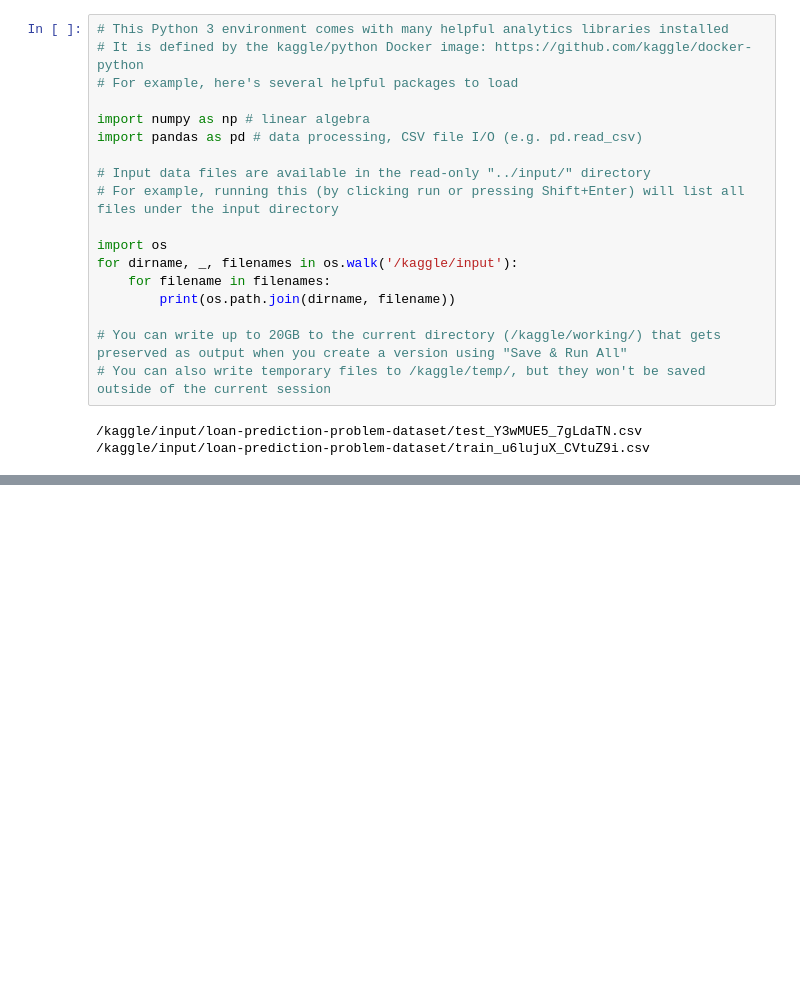
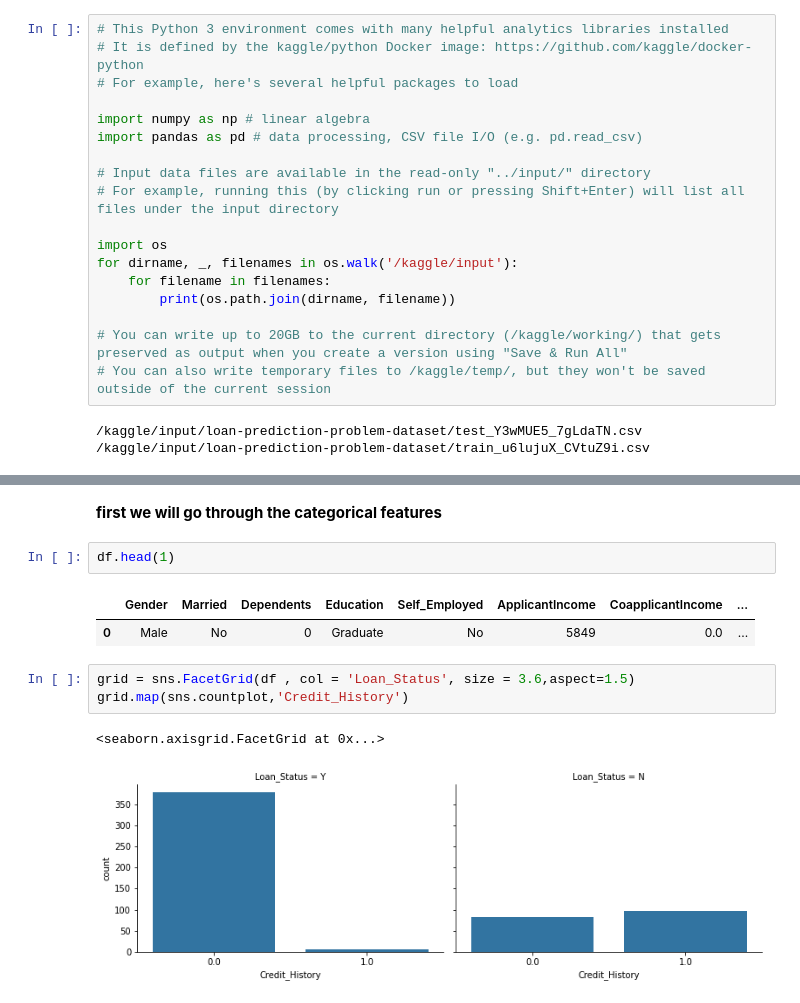
Before and after one commit to EmadKadra123/Project_From_Kaggle, a Jupyter notebook: loan-predction.ipynb, the cells around one changed output, grey strips where cells are left out. Saved outputs shown, nothing was run; the diff lists cells and outputs as text; blank space fills up the shorter version.

```diff
--- a/loan-predction.ipynb
+++ b/loan-predction.ipynb
@@ -33,0 +123,13 @@ df_train.head()
+# %% [markdown]
+**first we will go through the categorical features**
+# %%
+df.head(1)
+# %% [output]
+|  | Gender | Married | Dependents | Education | Self_Employed | ApplicantIncome | CoapplicantIncome | ... |
+| 0 | Male | No | 0 | Graduate | No | 5849 | 0.0 | ... |
+# %%
+grid = sns.FacetGrid(df , col = 'Loan_Status', size = 3.6,aspect=1.5)
+grid.map(sns.countplot,'Credit_History')
+# %% [output]
+<seaborn.axisgrid.FacetGrid at 0x...>
+[figure, added]
```
Also changed, not shown: parts of 29 cells of this notebook.
